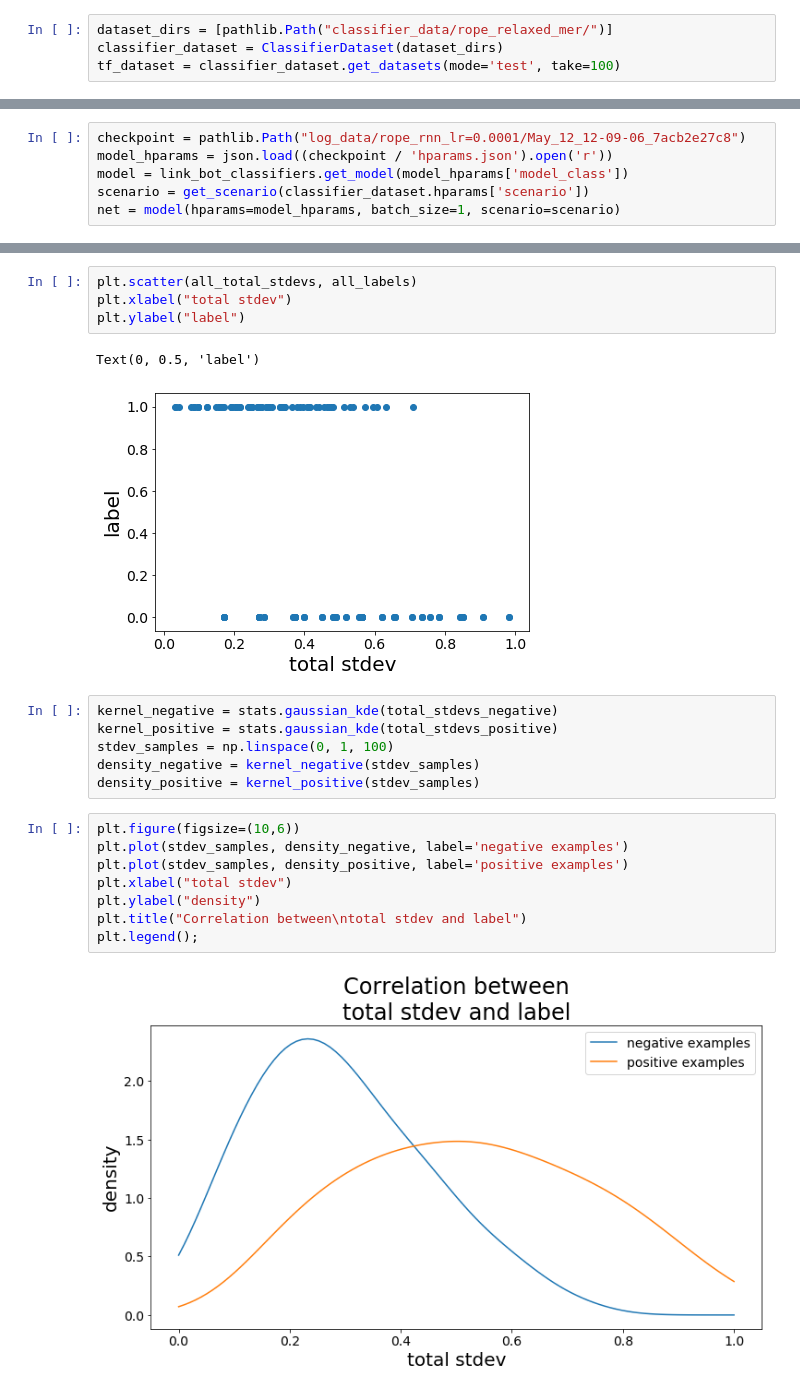
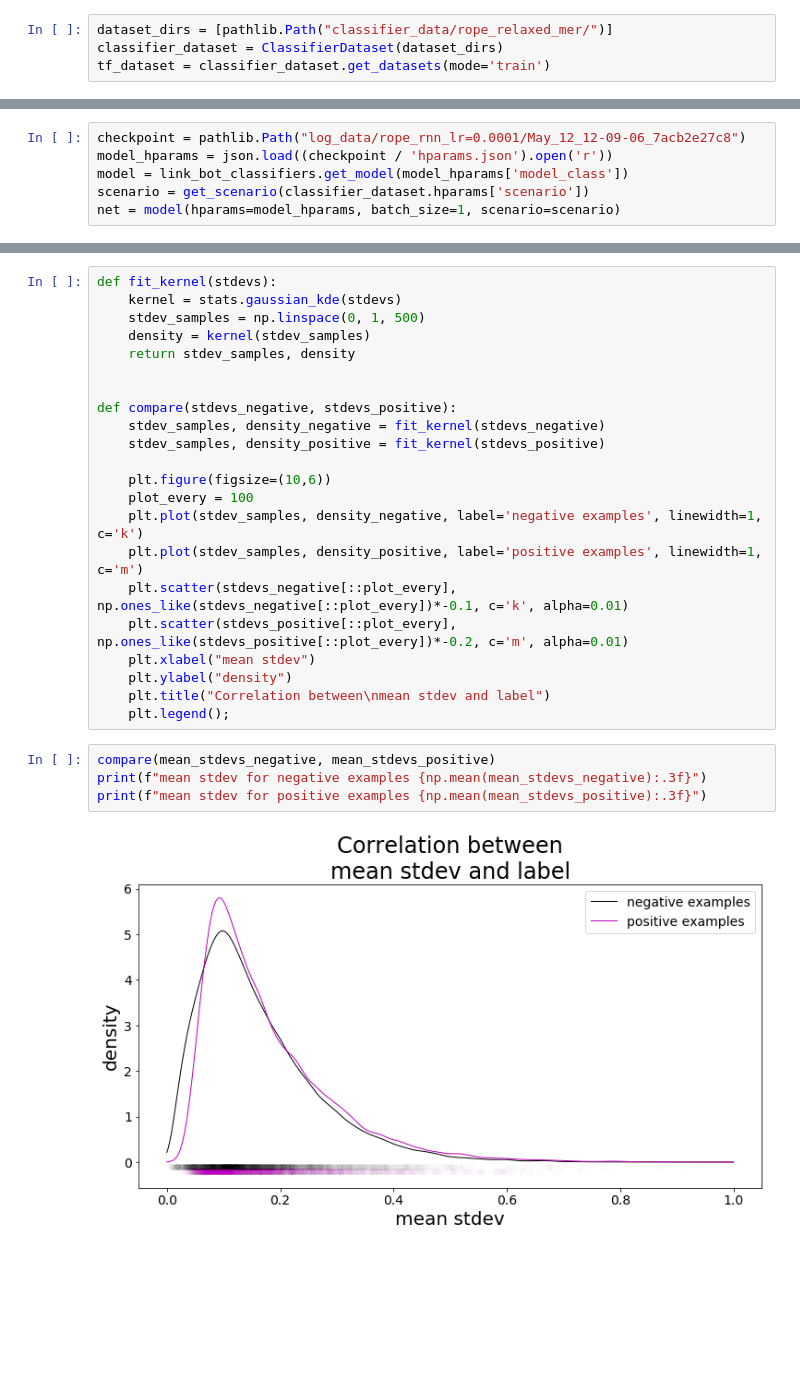
Before and after one commit to UM-ARM-Lab/unreliable-deform-manipulation, a Jupyter notebook: link_bot_classifiers/notebooks/Inspect Classifier.ipynb, the cells around one changed output, grey strips where cells are left out. Saved outputs shown, nothing was run; the diff lists cells and outputs as text; blank space fills up the shorter version.

Commit message:
it seems that for long sequences, the final stdev is higher for positive examples... which is weird
but there's really no correlation O_O

```diff
--- a/link_bot_classifiers/notebooks/Inspect Classifier.ipynb
+++ b/link_bot_classifiers/notebooks/Inspect Classifier.ipynb
@@ -20,7 +20,7 @@ limit_gpu_mem(1)
 # %%
 dataset_dirs = [pathlib.Path("classifier_data/rope_relaxed_mer/")]
 classifier_dataset = ClassifierDataset(dataset_dirs)
-tf_dataset = classifier_dataset.get_datasets(mode='test', take=100)
+tf_dataset = classifier_dataset.get_datasets(mode='train')
 # %% [markdown]
 ## Model
 # %%
@@ -49,23 +55,28 @@ for i, example in enumerate(tf_dataset):
-# %%
-plt.scatter(all_total_stdevs, all_labels)
-plt.xlabel("total stdev")
-plt.ylabel("label")
-# %% [output]
-Text(0, 0.5, 'label')
-[figure, removed]
-# %%
-kernel_negative = stats.gaussian_kde(total_stdevs_negative)
-kernel_positive = stats.gaussian_kde(total_stdevs_positive)
-stdev_samples = np.linspace(0, 1, 100)
-density_negative = kernel_negative(stdev_samples)
-density_positive = kernel_positive(stdev_samples)
 # %%
-plt.figure(figsize=(10,6))
-plt.plot(stdev_samples, density_negative, label='negative examples')
-plt.plot(stdev_samples, density_positive, label='positive examples')
-plt.xlabel("total stdev")
-plt.ylabel("density")
-plt.title("Correlation between\ntotal stdev and label")
-plt.legend();
+def fit_kernel(stdevs):
+    kernel = stats.gaussian_kde(stdevs)
+    stdev_samples = np.linspace(0, 1, 500)
+    density = kernel(stdev_samples)
+    return stdev_samples, density
+
+
+def compare(stdevs_negative, stdevs_positive):
+    stdev_samples, density_negative = fit_kernel(stdevs_negative)
+    stdev_samples, density_positive = fit_kernel(stdevs_positive)
+
+    plt.figure(figsize=(10,6))
+    plot_every = 100
+    plt.plot(stdev_samples, density_negative, label='negative examples', linewidth=1, c='k')
+    plt.plot(stdev_samples, density_positive, label='positive examples', linewidth=1, c='m')
+    plt.scatter(stdevs_negative[::plot_every], np.ones_like(stdevs_negative[::plot_every])*-0.1, c='k', alpha=0.01)
+    plt.scatter(stdevs_positive[::plot_every], np.ones_like(stdevs_positive[::plot_every])*-0.2, c='m', alpha=0.01)
+    plt.xlabel("mean stdev")
+    plt.ylabel("density")
+    plt.title("Correlation between\nmean stdev and label")
+    plt.legend();
-# %% [output]
-[figure, removed]
+# %%
+compare(mean_stdevs_negative, mean_stdevs_positive)
+print(f"mean stdev for negative examples {np.mean(mean_stdevs_negative):.3f}")
+print(f"mean stdev for positive examples {np.mean(mean_stdevs_positive):.3f}")
+# %% [output]
+[figure, added]
```
Also changed, not shown: parts of 5 cells of this notebook.
